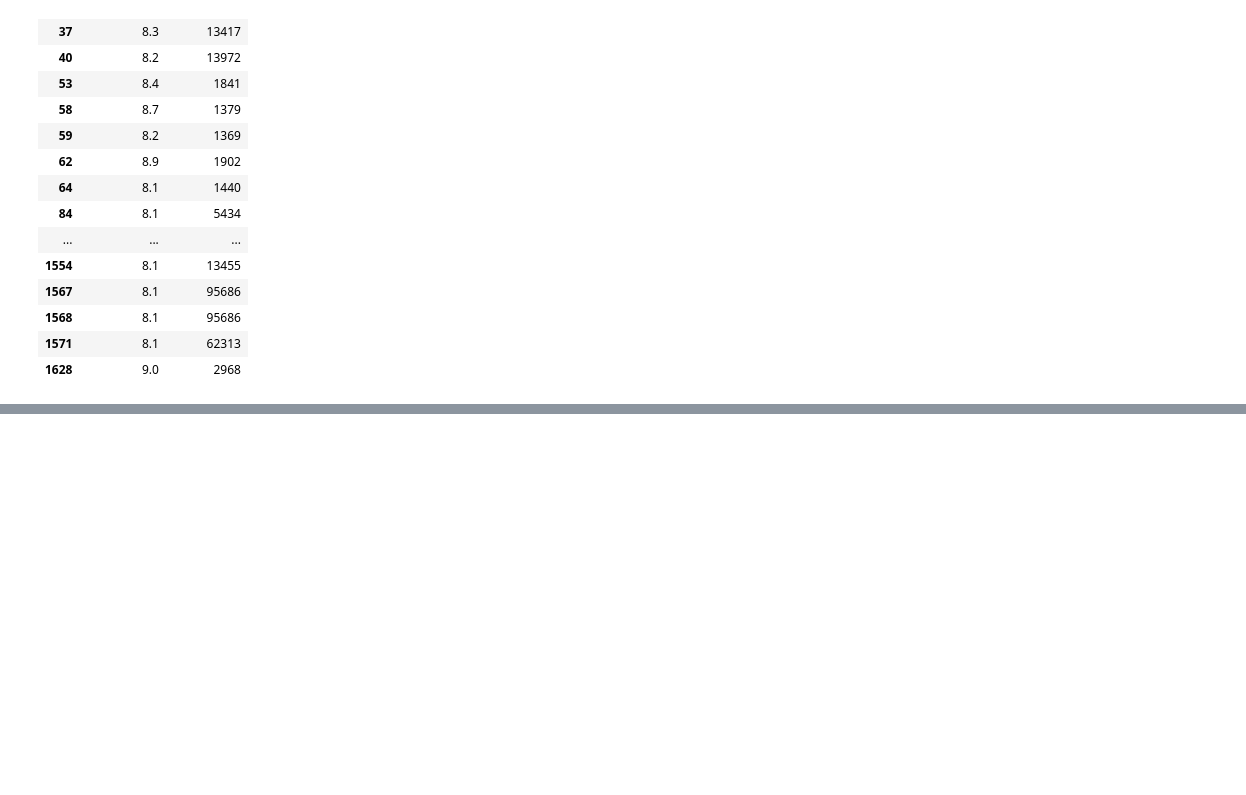
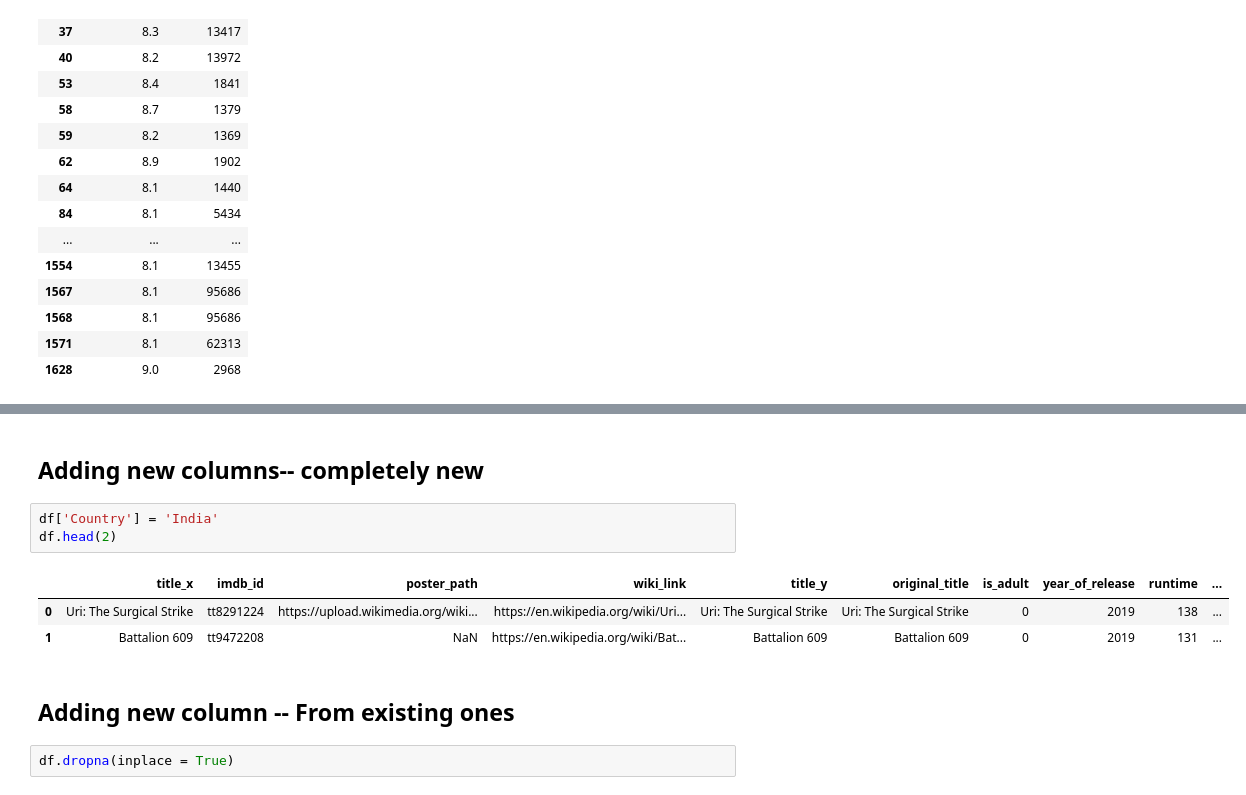
Before and after one commit to adarshagnihotri2007/Data-Science-Learning, a Jupyter notebook: Pandas_DataFrame.ipynb, the cells around one changed output, grey strips where cells are left out. Drawn from its saved outputs; the diff is of its cells as text; blank space fills up the shorter version.

```diff
--- a/Pandas_DataFrame.ipynb
+++ b/Pandas_DataFrame.ipynb
@@ -536,0 +576,13 @@ df[(df['imdb_rating']>8)&(df['imdb_votes']>1000)][['imdb_rating','imdb_votes']]
+# %% [markdown]
+## Adding new columns-- completely new
+# %%
+df['Country'] = 'India'
+df.head(2)
+# %% [output]
+|  | title_x | imdb_id | poster_path | wiki_link | title_y | original_title | is_adult | year_of_release | runtime | ... |
+| 0 | Uri: The Surgical Strike | tt8291224 | https://upload.wikimedia.org/wiki... | https://en.wikipedia.org/wiki/Uri... | Uri: The Surgical Strike | Uri: The Surgical Strike | 0 | 2019 | 138 | ... |
+| 1 | Battalion 609 | tt9472208 | NaN | https://en.wikipedia.org/wiki/Bat... | Battalion 609 | Battalion 609 | 0 | 2019 | 131 | ... |
+# %% [markdown]
+## Adding new column -- From existing ones
+# %%
+df.dropna(inplace = True)
```
Also changed, not shown: parts of 7 cells of this notebook.
